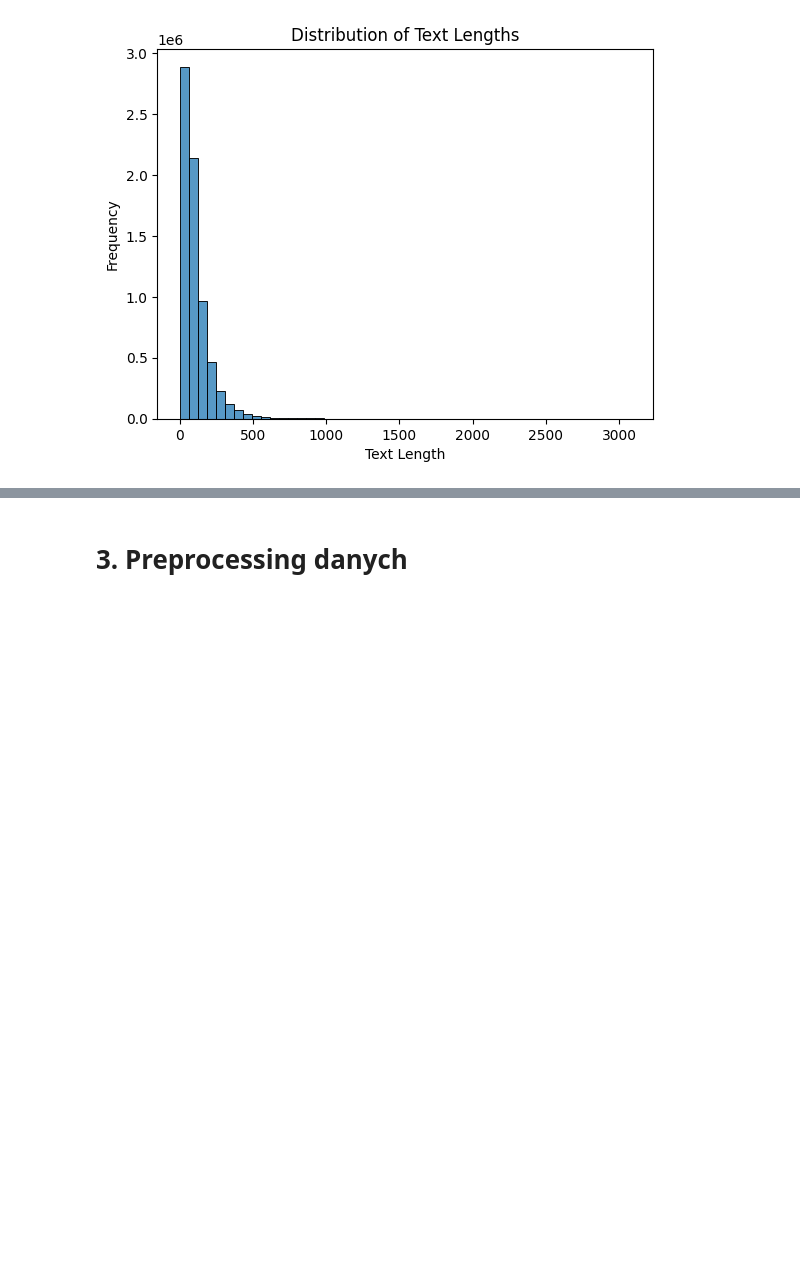
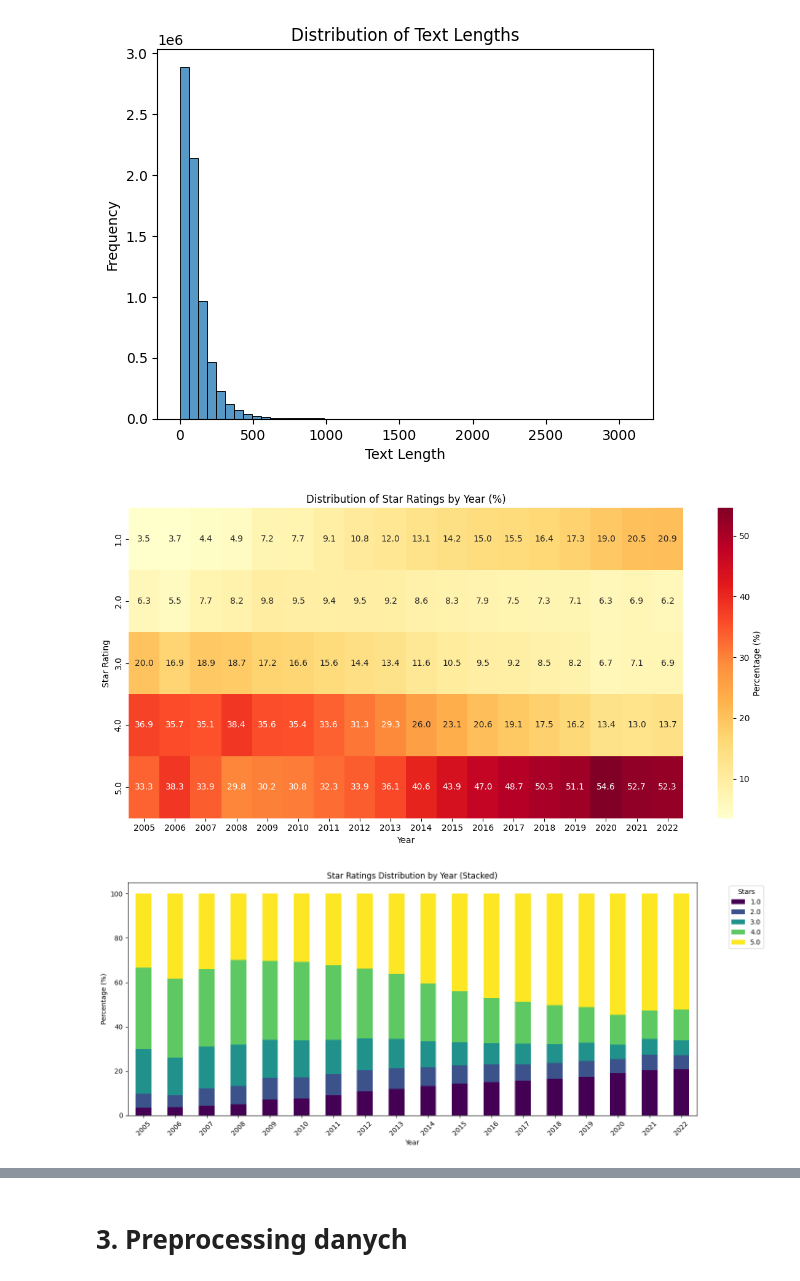
Before and after one commit to r-ost/PPD-project, a Jupyter notebook: notebooks/01_eda.ipynb, the cells around one changed output, grey strips where cells are left out. Cells and saved outputs as stored; diff of their text form; code cells hidden in the pictures; blank space fills up the shorter version.

Commit message:
Added 2 more diagrams

```diff
--- a/notebooks/01_eda.ipynb
+++ b/notebooks/01_eda.ipynb
@@ -111,3 +111,30 @@ plt.ylabel('Frequency')
 plt.show()
 # %% [output]
 [figure]
+# %%
+# Rozkład ocen w poszczególnych latach
+df['year'] = df['date'].dt.year
+
+year_stars = pd.crosstab(df['year'], df['stars'], normalize='index') * 100
+
+# 1. Heatmap
+plt.figure(figsize=(12, 6))
+sns.heatmap(year_stars.T, annot=True, fmt='.1f', cmap='YlOrRd', cbar_kws={'label': 'Percentage (%)'})
+plt.title('Distribution of Star Ratings by Year (%)')
+plt.xlabel('Year')
+plt.ylabel('Star Rating')
+plt.tight_layout()
+plt.show()
+
+# 2. Stacked bar chart
+year_stars.plot(kind='bar', stacked=True, figsize=(14, 6), colormap='viridis')
+plt.title('Star Ratings Distribution by Year (Stacked)')
+plt.xlabel('Year')
+plt.ylabel('Percentage (%)')
+plt.legend(title='Stars', bbox_to_anchor=(1.05, 1), loc='upper left')
+plt.xticks(rotation=45)
+plt.tight_layout()
+plt.show()
+# %% [output]
+[figure, added]
+[figure, added]
```
Also changed, not shown: parts of 3 cells of this notebook.
